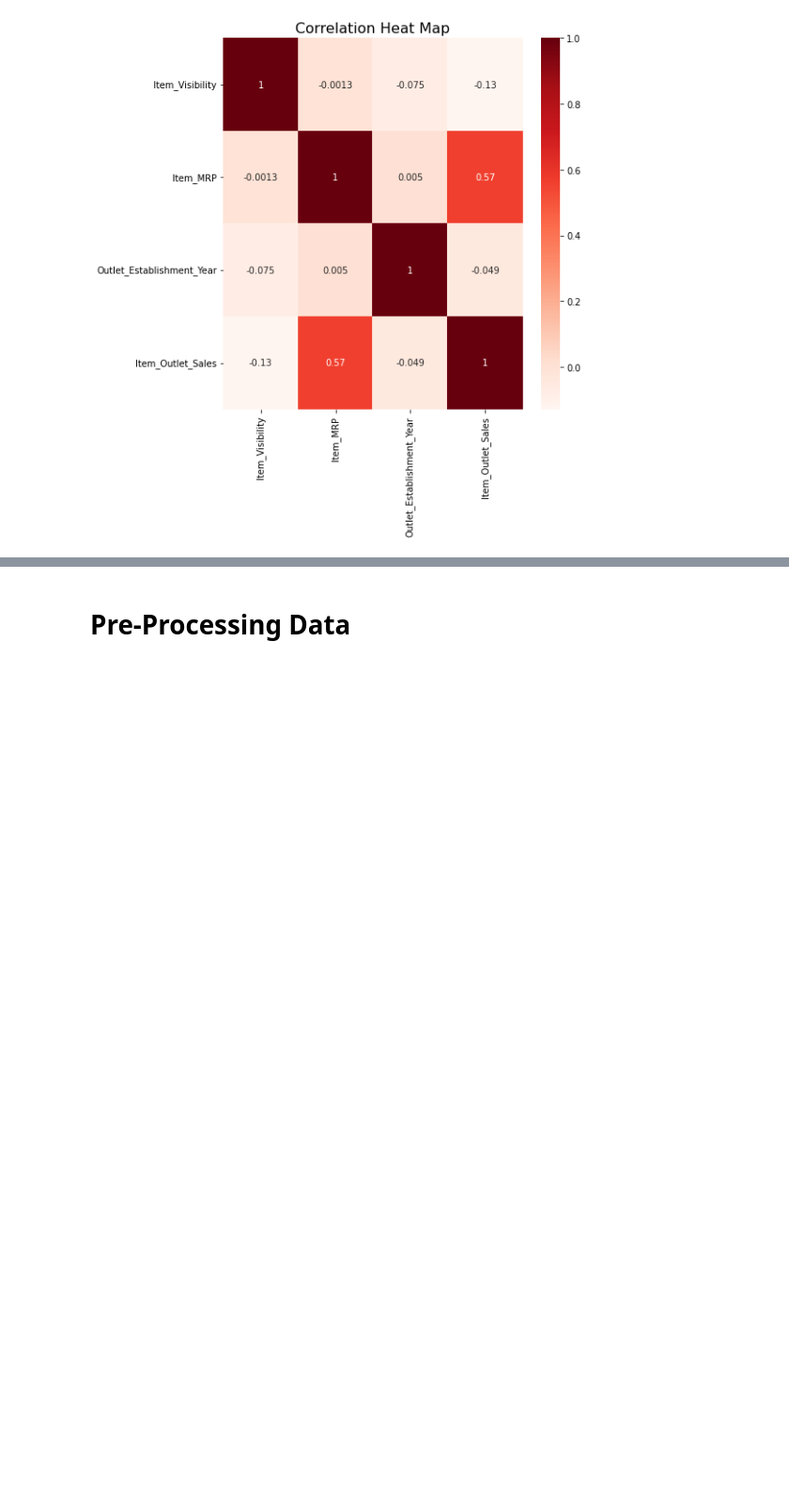
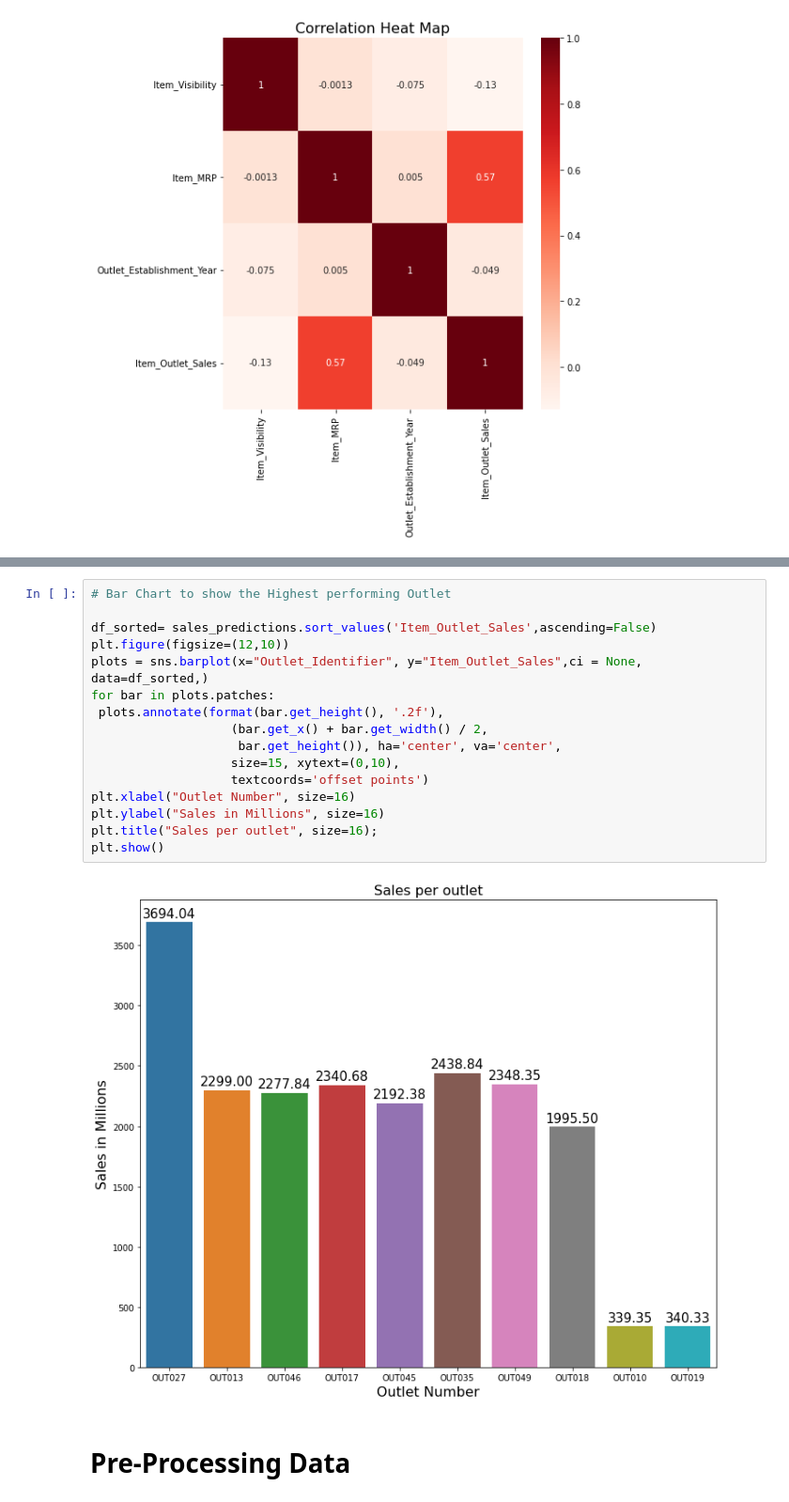
Before and after one commit to amrrahman1/Sales-Prediction, a Jupyter notebook: Sales_Pred_ML.ipynb, the cells around one changed output, grey strips where cells are left out. Shown: that part at 94% size. Cells and saved outputs as stored; diff of their text form; blank space fills up the shorter version.

```diff
--- a/Sales_Pred_ML.ipynb
+++ b/Sales_Pred_ML.ipynb
@@ -257,3 +257,21 @@ plt.show()
+# %%
+# Bar Chart to show the Highest performing Outlet
+
+df_sorted= sales_predictions.sort_values('Item_Outlet_Sales',ascending=False)
+plt.figure(figsize=(12,10))
+plots = sns.barplot(x="Outlet_Identifier", y="Item_Outlet_Sales",ci = None, data=df_sorted,)
+for bar in plots.patches:
+ plots.annotate(format(bar.get_height(), '.2f'),
+                   (bar.get_x() + bar.get_width() / 2,
+                    bar.get_height()), ha='center', va='center',
+                   size=15, xytext=(0,10),
+                   textcoords='offset points')
+plt.xlabel("Outlet Number", size=16)
+plt.ylabel("Sales in Millions", size=16)
+plt.title("Sales per outlet", size=16);
+plt.show()
+# %% [output]
+[figure, added]
 # %% [markdown]
 # Pre-Processing Data
 # %%
```
Also changed, not shown: parts of 2 cells of this notebook.
